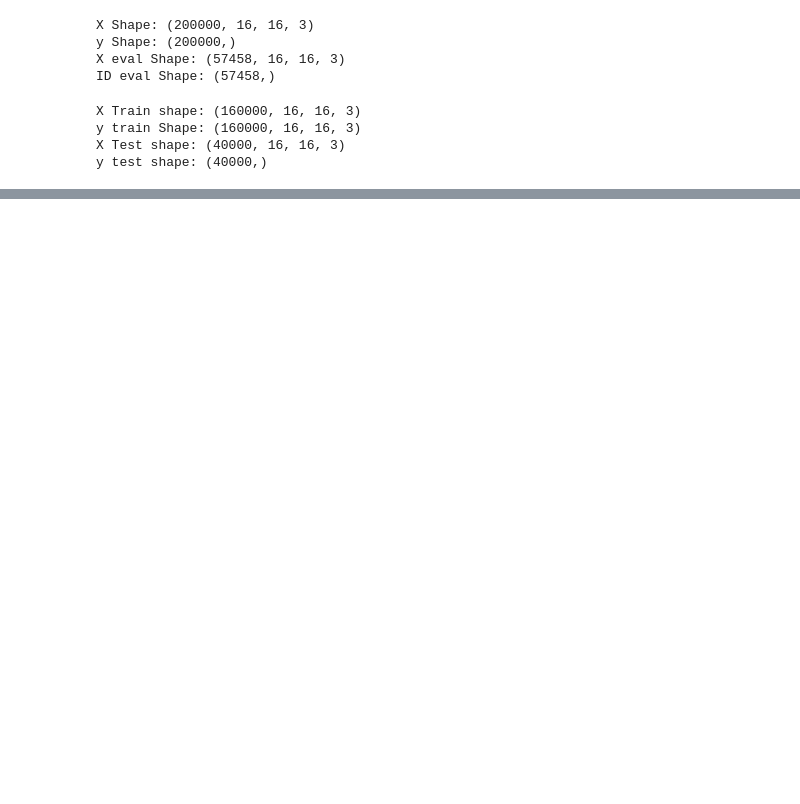
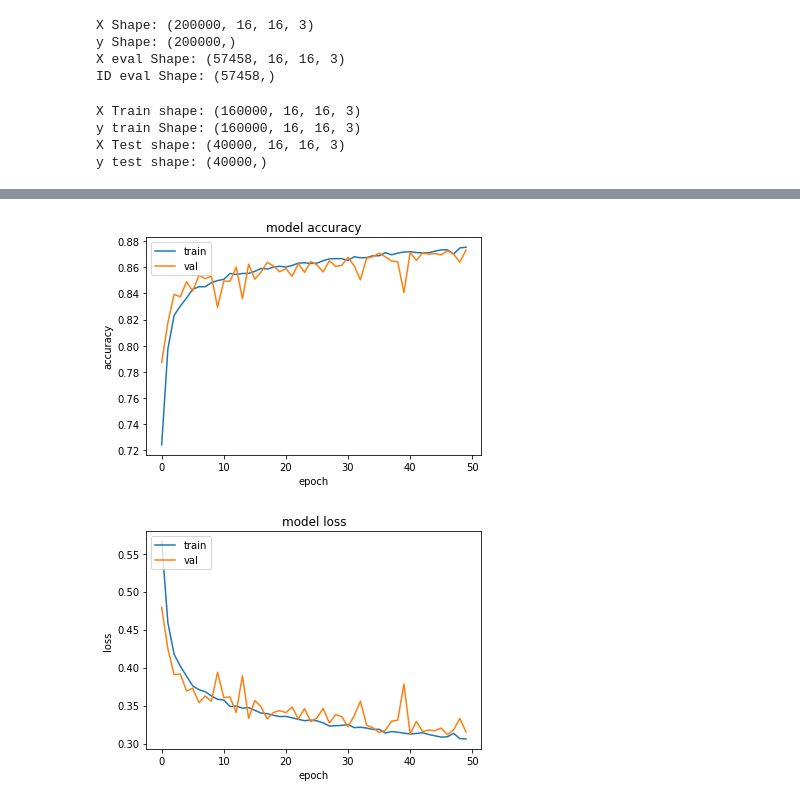
Before and after one commit to FarzamTP/Histopathologic-Cancer-Detection, a Jupyter notebook: main.ipynb, the cells around one changed output, grey strips where cells are left out. Drawn from its saved outputs; the diff is of its cells as text; code cells hidden in the pictures; blank space fills up the shorter version.

```diff
--- a/main.ipynb
+++ b/main.ipynb
@@ -209,2 +198,16 @@ model.add(layers.Dense(1, activation='sigmoid'))
+# %%
+model = Sequential([
+    layers.InputLayer(input_shape=(IMG_WIDTH, IMG_HEIGHT, 3), name='input_layer'),
+    layers.Dense(16, activation='relu', kernel_regularizer=L2(0.001)),
+    layers.Dense(64, activation='relu'),
+    layers.MaxPool2D((3, 3), padding='same'),
+    layers.Dense(512, activation='relu', kernel_regularizer=L2(0.001)),
+    layers.MaxPool2D((3, 3), padding='same'),
+    layers.Dense(256, activation='relu'),
+    layers.MaxPool2D((3, 3), padding='same'),
+    layers.Dense(128, activation='relu'),
+    layers.Flatten(),
+    layers.Dense(1, activation='sigmoid'),
+], name='Simple_CNN_16x16_200K_Tuned')
 # %%
 model.summary()
@@ -213,4 +234,4 @@ model.compile(loss='binary_crossentropy', optimizer='adam', metrics=['accuracy']
 # %%
 tensorboard_callback = tf.keras.callbacks.TensorBoard(log_dir="./logs")
 # %%
-model.fit(x=x_train, y=y_train, validation_data=(x_test, y_test), batch_size=64, epochs=50, callbacks=[tensorboard_callback])
+history = model.fit(x=x_train, y=y_train, validation_data=(x_test, y_test), batch_size=256, epochs=50, callbacks=[tensorboard_callback])
@@ -228,5 +267,5 @@ if os.path.exists('./submission.csv'):
 with open('./submission.csv', 'w+') as f:
     f.write("id,label\n")
     for idx, y in enumerate(y_pred_eval):
-        f.write(f'{id_list[idx]},{y[0]}\n')
+        f.write(f'{ID_eval[idx]},{y[0]}\n')
     print("Submission.csv file created!")
@@ -234,0 +280,25 @@ with open('./submission.csv', 'w+') as f:
+# %%
+def plot_loss_acc(history, model_name):
+    os.mkdir(f'./plots/{model_name}')
+    plt.plot(history.history['accuracy'])
+    plt.plot(history.history['val_accuracy'])
+    plt.title('model accuracy')
+    plt.ylabel('accuracy')
+    plt.xlabel('epoch')
+    plt.legend(['train', 'val'], loc='upper left')
+    plt.savefig(f'./plots/{model_name}/acc.png')
+    plt.show()
+
+    plt.plot(history.history['loss'])
+    plt.plot(history.history['val_loss'])
+    plt.title('model loss')
+    plt.ylabel('loss')
+    plt.xlabel('epoch')
+    plt.legend(['train', 'val'], loc='upper left')
+    plt.savefig(f'./plots/{model_name}/loss.png')
+    plt.show()
+# %%
+plot_loss_acc(history, model.name)
+# %% [output]
+[figure, added]
+[figure, added]
```
Also changed, not shown: parts of 8 cells of this notebook, 5 other files.
